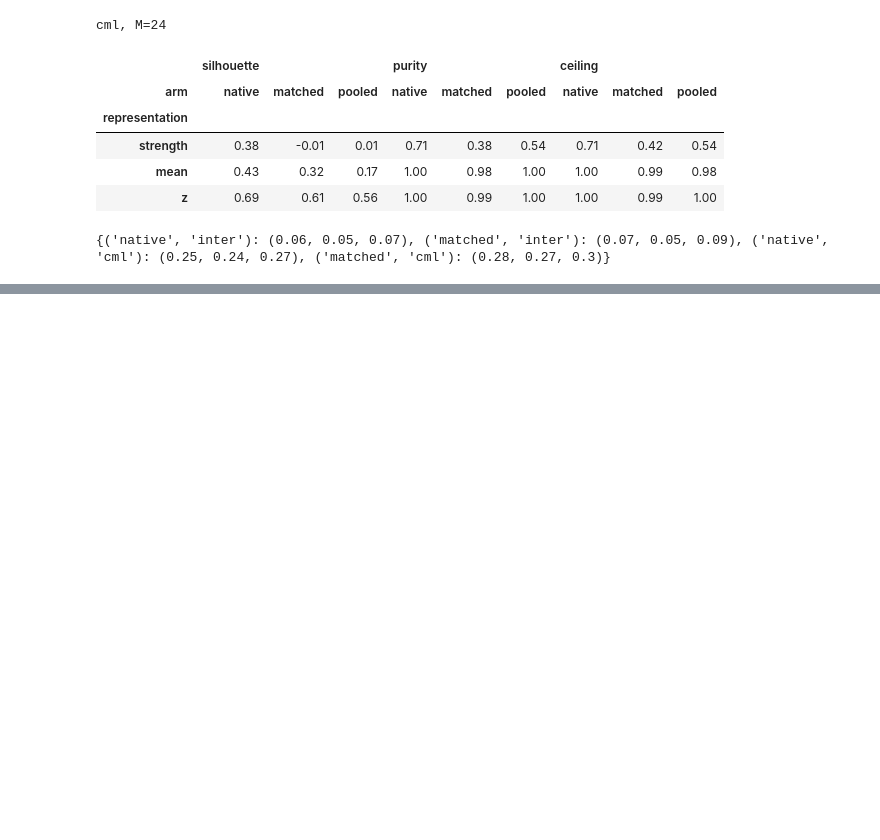
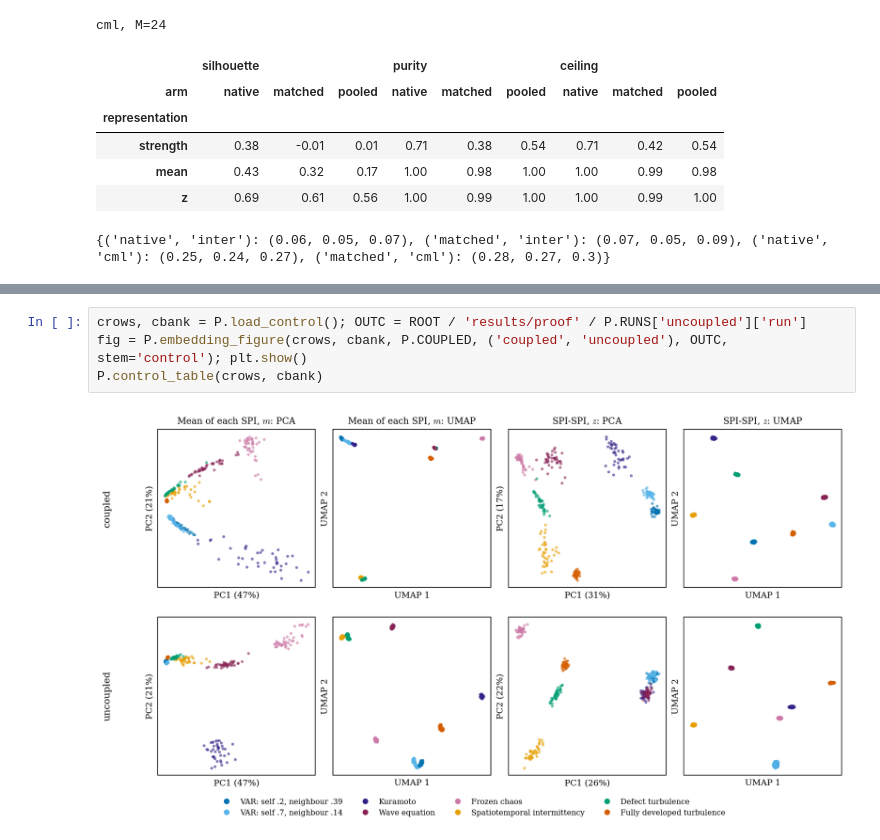
Before and after one commit to willedibam/mts-spi-study-cluster, a Jupyter notebook: notebooks/embeddings/proof_strength_nuisance_261006.ipynb, the cells around one changed output, grey strips where cells are left out. Saved outputs shown, nothing was run; the diff lists cells and outputs as text; blank space fills up the shorter version.

```diff
--- a/notebooks/embeddings/proof_strength_nuisance_261006.ipynb
+++ b/notebooks/embeddings/proof_strength_nuisance_261006.ipynb
@@ -112,0 +115,6 @@ cml, M=24
+# %%
+crows, cbank = P.load_control(); OUTC = ROOT / 'results/proof' / P.RUNS['uncoupled']['run']
+fig = P.embedding_figure(crows, cbank, P.COUPLED, ('coupled', 'uncoupled'), OUTC, stem='control'); plt.show()
+P.control_table(crows, cbank)
+# %% [output]
+[figure, added]
```
Also changed, not shown: parts of 3 cells of this notebook, 7 other files.
